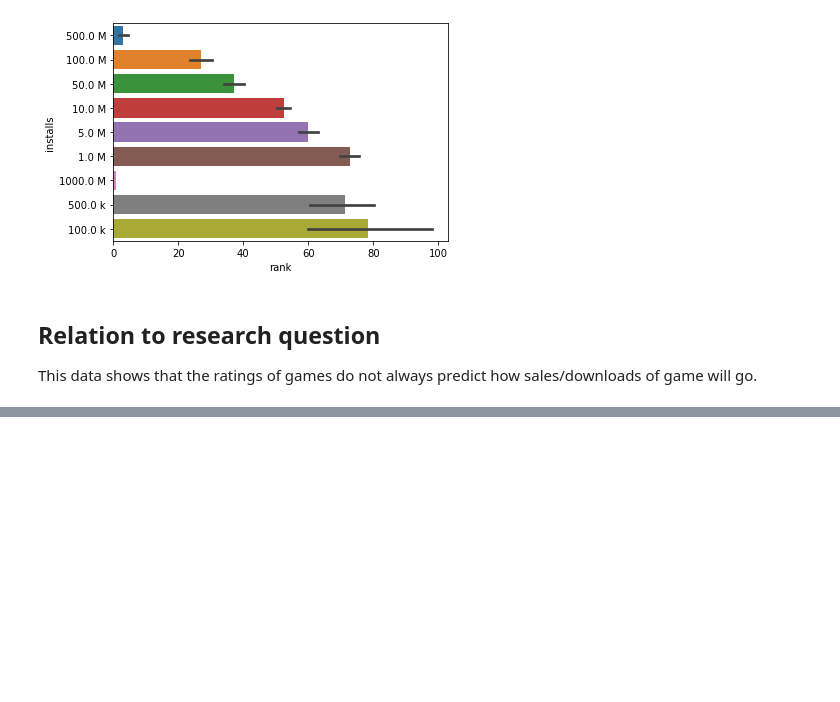
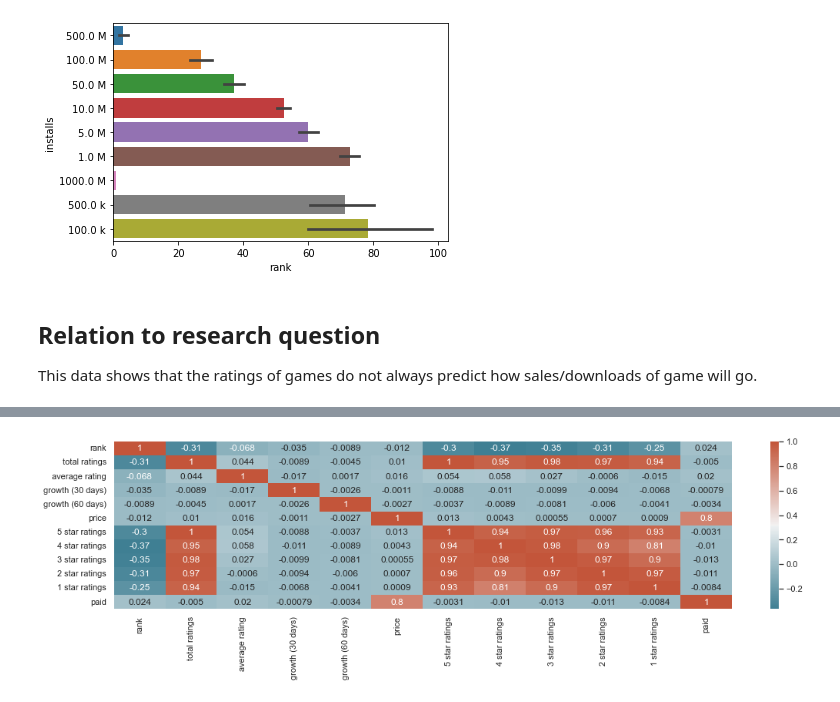
Before and after one commit to data301-2021-winter1/project-group30-project-2, a Jupyter notebook: notebooks/analysis1.ipynb, the cells around one changed output, grey strips where cells are left out. Cells and saved outputs as stored; diff of their text form; code cells hidden in the pictures; blank space fills up the shorter version.

```diff
--- a/notebooks/analysis1.ipynb
+++ b/notebooks/analysis1.ipynb
@@ -323,0 +193,4 @@ This data shows that the ratings of games do not always predict how sales/downlo
+# %%
+df = pd.read_csv('../data/raw/android-games.csv')
+df.info()
+df.head()
@@ -323,0 +246,6 @@ This data shows that the ratings of games do not always predict how sales/downlo
+# %%
+img1 = df.corr()
+sns.heatmap(img1, xticklabels=img1.columns, yticklabels=img1.columns, annot=True, cmap=sns.diverging_palette(220, 20, as_cmap=True))
+sns.set(rc = {'figure.figsize':(18,4)}, style = 'white')
+# %% [output]
+[figure, added]
```
Also changed, not shown: parts of 42 cells of this notebook, 2 other files.
